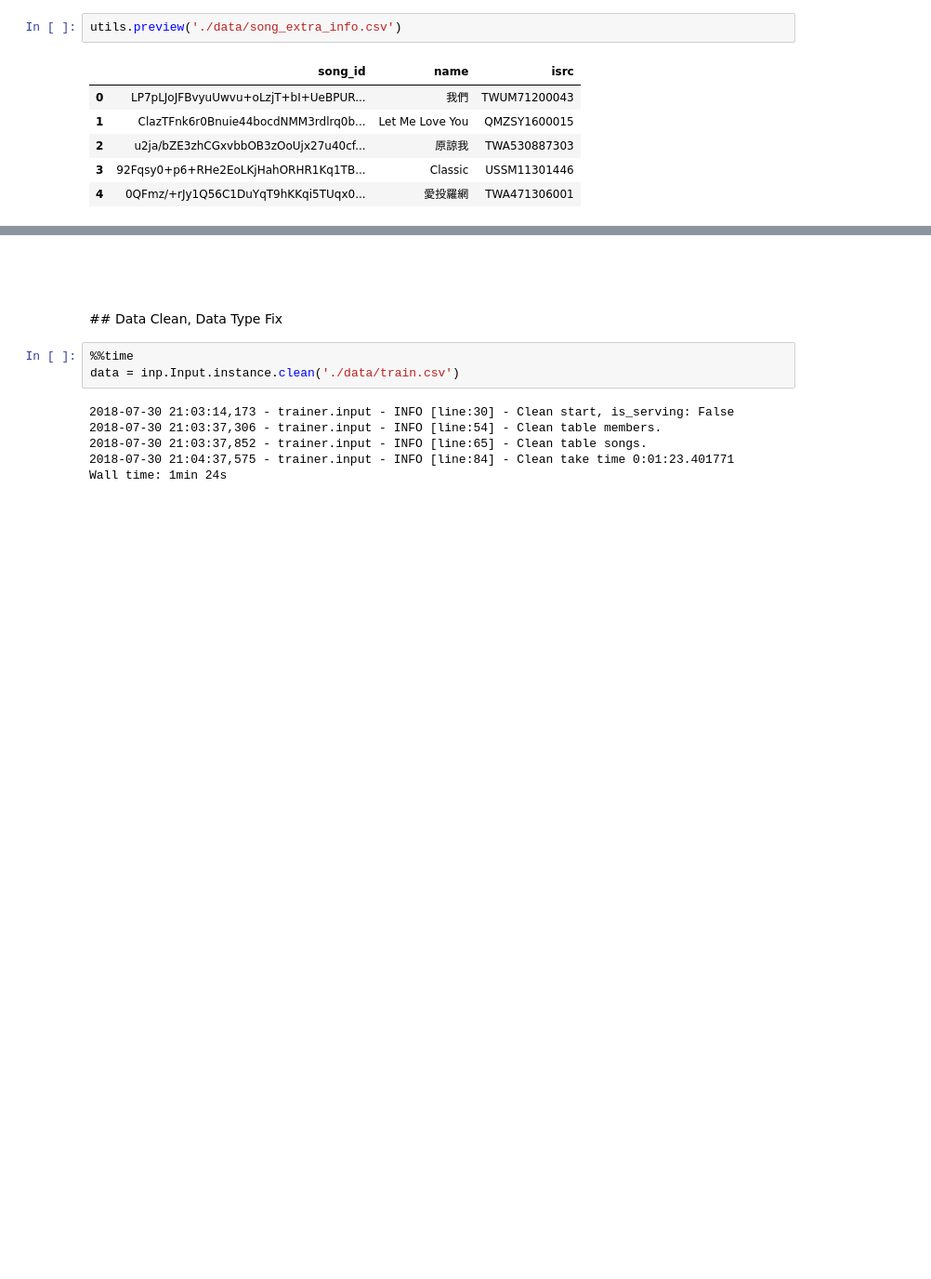
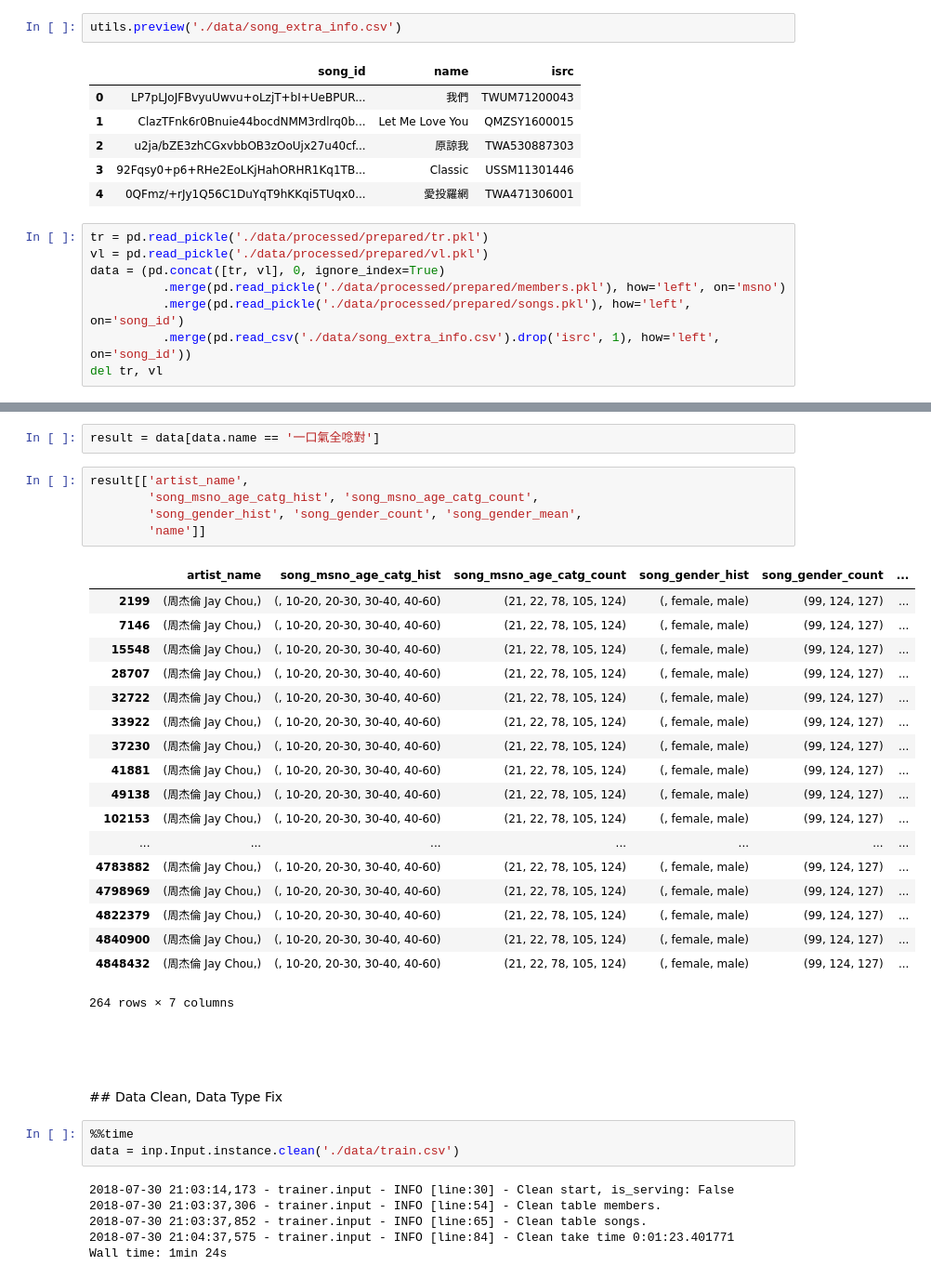
Before and after one commit to CloudMile/ml-specialized, a Jupyter notebook: kkbox/kkbox.ipynb, the cells around one changed output, grey strips where cells are left out. Shown at 93% size. Drawn from its saved outputs; the diff is of its cells as text; blank space fills up the shorter version.

```diff
--- a/kkbox/kkbox.ipynb
+++ b/kkbox/kkbox.ipynb
@@ -123,3 +123,11 @@ utils.preview('./data/song_extra_info.csv')
 | 2 | u2ja/bZE3zhCGxvbbOB3zOoUjx27u40cf... | 原諒我 | TWA530887303 |
 | 3 | 92Fqsy0+p6+RHe2EoLKjHahORHR1Kq1TB... | Classic | USSM11301446 |
 | 4 | 0QFmz/+rJy1Q56C1DuYqT9hKKqi5TUqx0... | 愛投羅網 | TWA471306001 |
+# %%
+tr = pd.read_pickle('./data/processed/prepared/tr.pkl')
+vl = pd.read_pickle('./data/processed/prepared/vl.pkl')
+data = (pd.concat([tr, vl], 0, ignore_index=True)
+          .merge(pd.read_pickle('./data/processed/prepared/members.pkl'), how='left', on='msno')
+          .merge(pd.read_pickle('./data/processed/prepared/songs.pkl'), how='left', on='song_id')
+          .merge(pd.read_csv('./data/song_extra_info.csv').drop('isrc', 1), how='left', on='song_id'))
+del tr, vl
@@ -126,3 +144,29 @@ utils.preview('./data/song_extra_info.csv')
+# %%
+result = data[data.name == '一口氣全唸對']
+# %%
+result[['artist_name',
+        'song_msno_age_catg_hist', 'song_msno_age_catg_count',
+        'song_gender_hist', 'song_gender_count', 'song_gender_mean',
+        'name']]
+# %% [output]
+|  | artist_name | song_msno_age_catg_hist | song_msno_age_catg_count | song_gender_hist | song_gender_count | ... |
+| 2199 | (周杰倫 Jay Chou,) | (, 10-20, 20-30, 30-40, 40-60) | (21, 22, 78, 105, 124) | (, female, male) | (99, 124, 127) | ... |
+| 7146 | (周杰倫 Jay Chou,) | (, 10-20, 20-30, 30-40, 40-60) | (21, 22, 78, 105, 124) | (, female, male) | (99, 124, 127) | ... |
+| 15548 | (周杰倫 Jay Chou,) | (, 10-20, 20-30, 30-40, 40-60) | (21, 22, 78, 105, 124) | (, female, male) | (99, 124, 127) | ... |
+| 28707 | (周杰倫 Jay Chou,) | (, 10-20, 20-30, 30-40, 40-60) | (21, 22, 78, 105, 124) | (, female, male) | (99, 124, 127) | ... |
+| 32722 | (周杰倫 Jay Chou,) | (, 10-20, 20-30, 30-40, 40-60) | (21, 22, 78, 105, 124) | (, female, male) | (99, 124, 127) | ... |
+| 33922 | (周杰倫 Jay Chou,) | (, 10-20, 20-30, 30-40, 40-60) | (21, 22, 78, 105, 124) | (, female, male) | (99, 124, 127) | ... |
+| 37230 | (周杰倫 Jay Chou,) | (, 10-20, 20-30, 30-40, 40-60) | (21, 22, 78, 105, 124) | (, female, male) | (99, 124, 127) | ... |
+| 41881 | (周杰倫 Jay Chou,) | (, 10-20, 20-30, 30-40, 40-60) | (21, 22, 78, 105, 124) | (, female, male) | (99, 124, 127) | ... |
+| 49138 | (周杰倫 Jay Chou,) | (, 10-20, 20-30, 30-40, 40-60) | (21, 22, 78, 105, 124) | (, female, male) | (99, 124, 127) | ... |
+| 102153 | (周杰倫 Jay Chou,) | (, 10-20, 20-30, 30-40, 40-60) | (21, 22, 78, 105, 124) | (, female, male) | (99, 124, 127) | ... |
+| ... | ... | ... | ... | ... | ... | ... |
+| 4783882 | (周杰倫 Jay Chou,) | (, 10-20, 20-30, 30-40, 40-60) | (21, 22, 78, 105, 124) | (, female, male) | (99, 124, 127) | ... |
+| 4798969 | (周杰倫 Jay Chou,) | (, 10-20, 20-30, 30-40, 40-60) | (21, 22, 78, 105, 124) | (, female, male) | (99, 124, 127) | ... |
+| 4822379 | (周杰倫 Jay Chou,) | (, 10-20, 20-30, 30-40, 40-60) | (21, 22, 78, 105, 124) | (, female, male) | (99, 124, 127) | ... |
+| 4840900 | (周杰倫 Jay Chou,) | (, 10-20, 20-30, 30-40, 40-60) | (21, 22, 78, 105, 124) | (, female, male) | (99, 124, 127) | ... |
+| 4848432 | (周杰倫 Jay Chou,) | (, 10-20, 20-30, 30-40, 40-60) | (21, 22, 78, 105, 124) | (, female, male) | (99, 124, 127) | ... |
+264 rows × 7 columns
 # %% [markdown]
 <br/>
 <br/>
```
Also changed, not shown: parts of 13 cells of this notebook, 10 other files.
